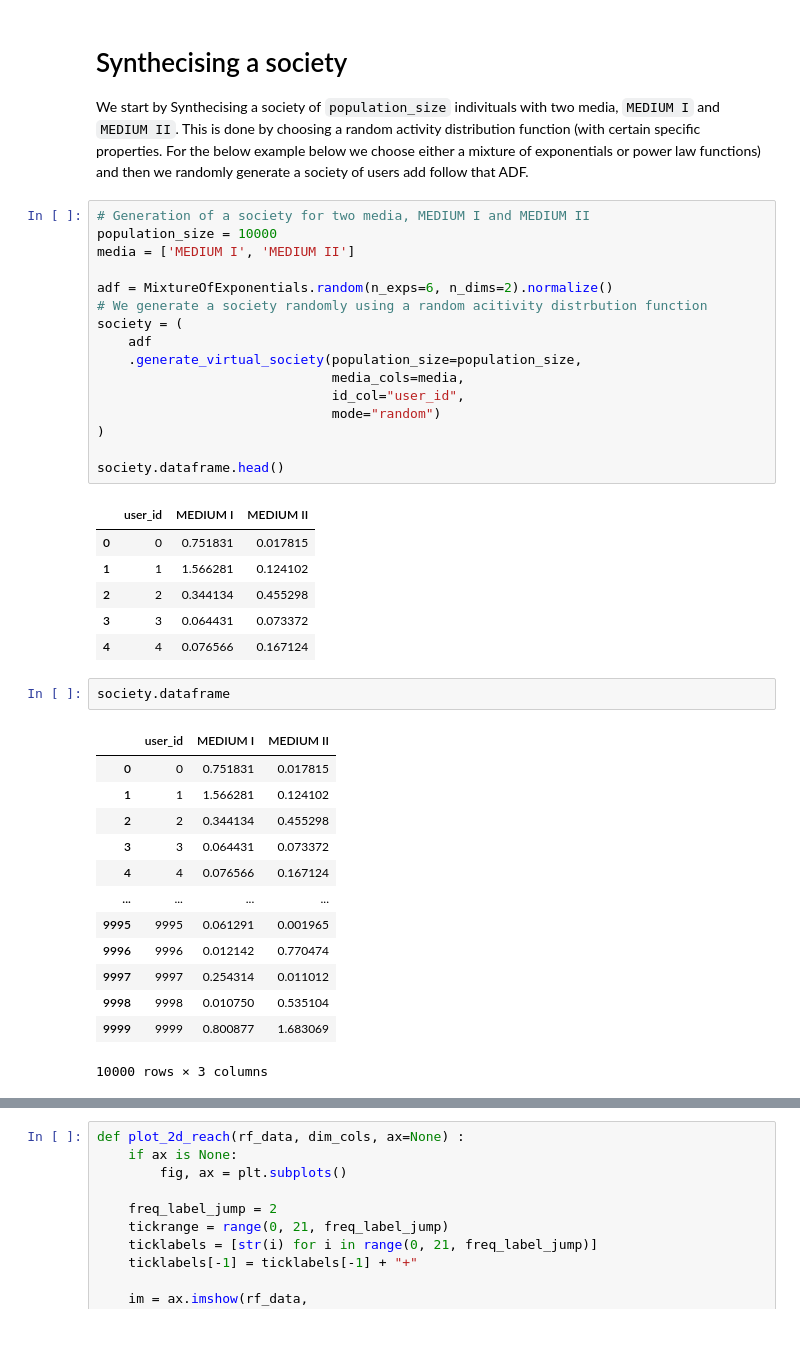
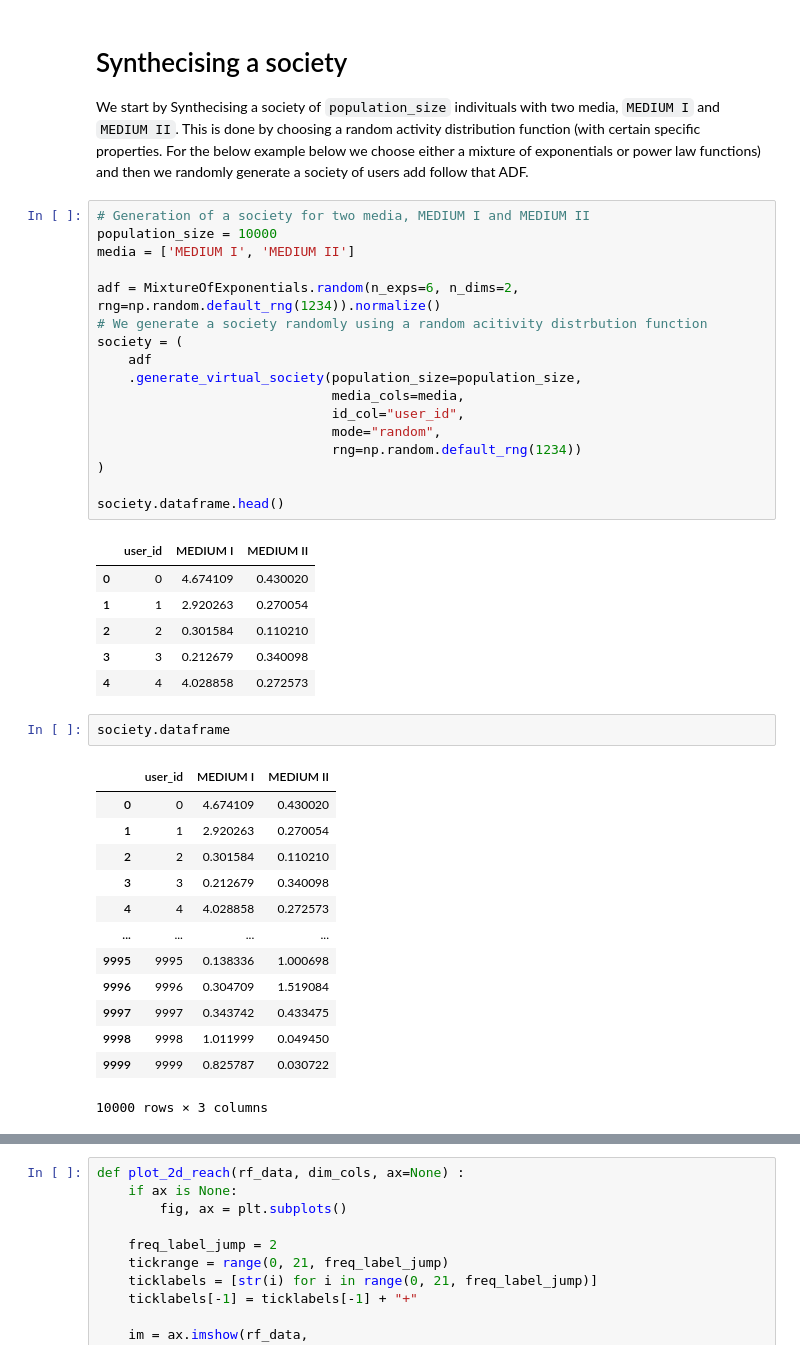
Before and after one commit to OpenMeasurement/audience_modeling_toolbox, a Jupyter notebook: notebooks/virtual_society_basic_illustration.ipynb, the cells around one changed output, grey strips where cells are left out. Saved outputs shown, nothing was run; the diff lists cells and outputs as text.

Commit message:
Add rngs to random functions

```diff
--- a/notebooks/virtual_society_basic_illustration.ipynb
+++ b/notebooks/virtual_society_basic_illustration.ipynb
@@ -37,41 +37,42 @@ We start by Synthecising a society of `population_size` indivituals with two med
 # %%
 # Generation of a society for two media, MEDIUM I and MEDIUM II
 population_size = 10000
 media = ['MEDIUM I', 'MEDIUM II']
 
-adf = MixtureOfExponentials.random(n_exps=6, n_dims=2).normalize()
+adf = MixtureOfExponentials.random(n_exps=6, n_dims=2, rng=np.random.default_rng(1234)).normalize()
 # We generate a society randomly using a random acitivity distrbution function
 society = (
     adf
     .generate_virtual_society(population_size=population_size,
                               media_cols=media,
                               id_col="user_id",
-                              mode="random")
+                              mode="random",
+                              rng=np.random.default_rng(1234))
 )
 
 society.dataframe.head()
 # %% [output]
 |  | user_id | MEDIUM I | MEDIUM II |
-| 0 | 0 | 0.751831 | 0.017815 |
-| 1 | 1 | 1.566281 | 0.124102 |
-| 2 | 2 | 0.344134 | 0.455298 |
-| 3 | 3 | 0.064431 | 0.073372 |
-| 4 | 4 | 0.076566 | 0.167124 |
+| 0 | 0 | 4.674109 | 0.430020 |
+| 1 | 1 | 2.920263 | 0.270054 |
+| 2 | 2 | 0.301584 | 0.110210 |
+| 3 | 3 | 0.212679 | 0.340098 |
+| 4 | 4 | 4.028858 | 0.272573 |
 # %%
 society.dataframe
 # %% [output]
 |  | user_id | MEDIUM I | MEDIUM II |
-| 0 | 0 | 0.751831 | 0.017815 |
-| 1 | 1 | 1.566281 | 0.124102 |
-| 2 | 2 | 0.344134 | 0.455298 |
-| 3 | 3 | 0.064431 | 0.073372 |
-| 4 | 4 | 0.076566 | 0.167124 |
+| 0 | 0 | 4.674109 | 0.430020 |
+| 1 | 1 | 2.920263 | 0.270054 |
+| 2 | 2 | 0.301584 | 0.110210 |
+| 3 | 3 | 0.212679 | 0.340098 |
+| 4 | 4 | 4.028858 | 0.272573 |
 | ... | ... | ... | ... |
-| 9995 | 9995 | 0.061291 | 0.001965 |
-| 9996 | 9996 | 0.012142 | 0.770474 |
-| 9997 | 9997 | 0.254314 | 0.011012 |
-| 9998 | 9998 | 0.010750 | 0.535104 |
-| 9999 | 9999 | 0.800877 | 1.683069 |
+| 9995 | 9995 | 0.138336 | 1.000698 |
+| 9996 | 9996 | 0.304709 | 1.519084 |
+| 9997 | 9997 | 0.343742 | 0.433475 |
+| 9998 | 9998 | 1.011999 | 0.049450 |
+| 9999 | 9999 | 0.825787 | 0.030722 |
 10000 rows × 3 columns
 # %%
 # simulate a campaign with 400% on and 800% in each medium
```
Also changed, not shown: parts of 10 cells of this notebook, 2 other files.
